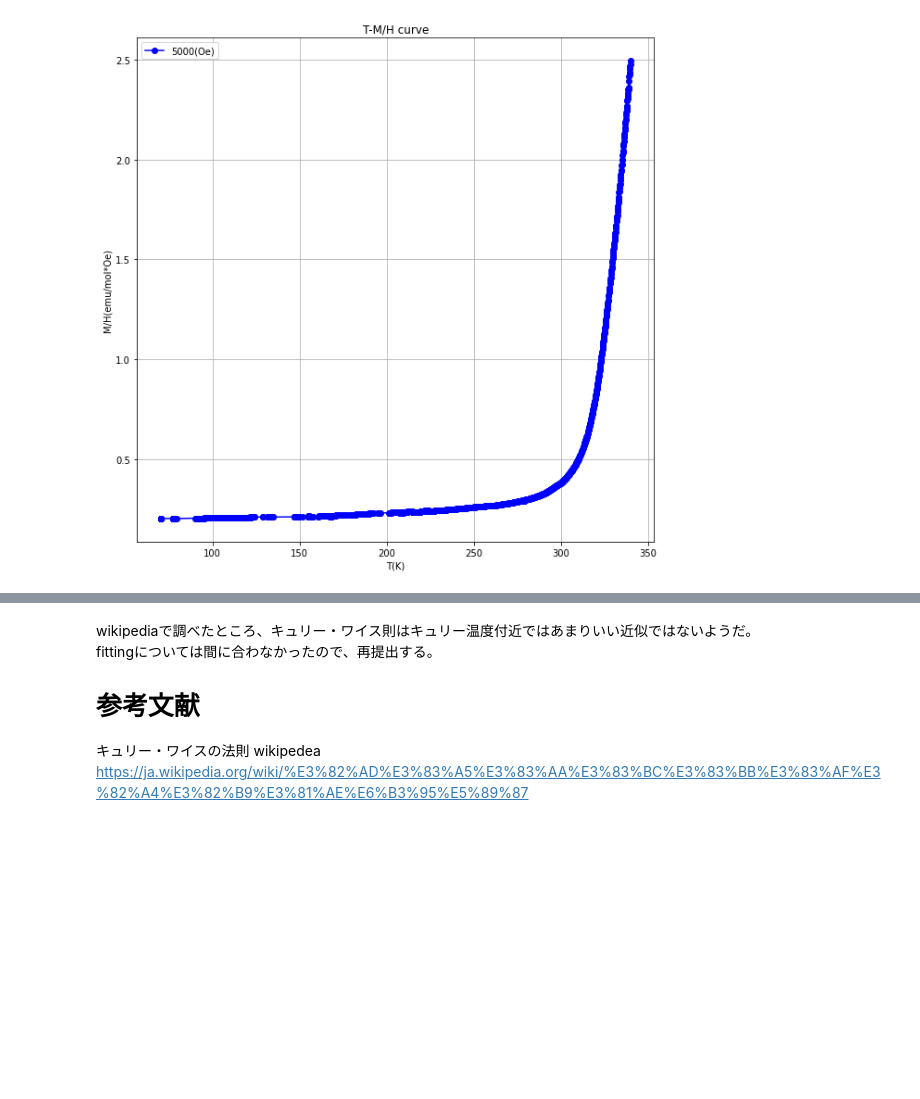
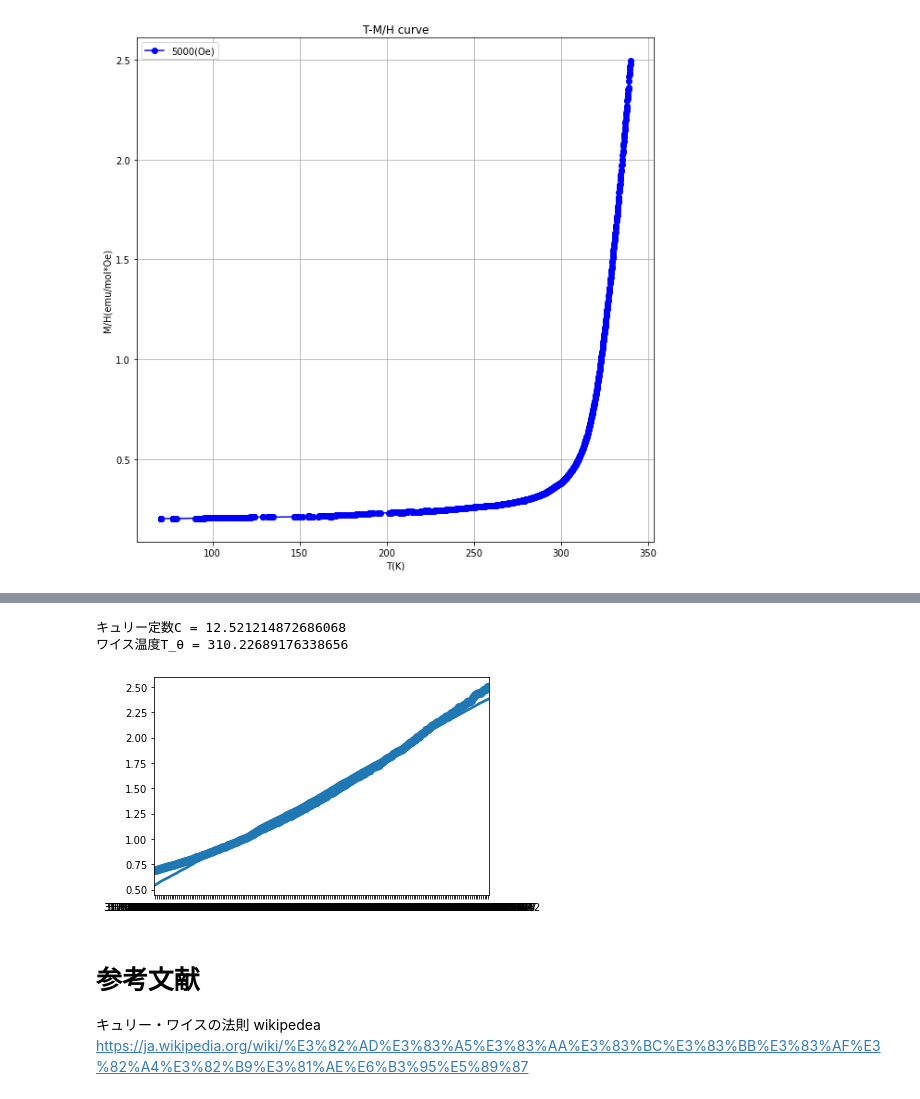
Before and after one commit to flat35hd99/report_magnetical_material, a Jupyter notebook: 20200508magnetical_3.ipynb, the cells around one changed output, grey strips where cells are left out. Saved outputs shown, nothing was run; the diff lists cells and outputs as text; code cells hidden in the pictures; blank space fills up the shorter version.

Commit message:
fittingを実装。

```diff
--- a/20200508magnetical_3.ipynb
+++ b/20200508magnetical_3.ipynb
@@ -160,7 +212,41 @@ ax3.legend(loc=2) # 凡例の表示
+# %%
+
+"""
+t: 温度
+c: キュリー定数
+"""
+def curie_weiss_low(t,curie_c,weiss_t):
+    return (t-weiss_t)/curie_c
+
+def fitting(data_T, data_molar_magnetization, data_H, curie_temperature):
+    index = np.where(data_T > curie_temperature)
+    target_T = data_T[index]
+    target_M = data_molar_magnetization[index]
+    target_H = data_H[index]
+
+    inverse_susceptibility = target_H / target_M # キュリー温度以上の逆帯磁率
+    # param[0] = キュリー定数C
+    # param[1] = ワイス温度T_θ
+    param, cov = curve_fit(curie_weiss_low, target_T, inverse_susceptibility)
+
+    fit_chi = []
+    for t in target_T:
+        fit_chi.append( (t-param[1])/param[0] )
+
+    # fitting の結果をグラフに示している。
+    # データはプロットし、フィッティングした結果はなめらかな曲線で表している。
+    sns.pointplot(x=target_T, y=inverse_susceptibility, join=False)
+    sns.pointplot(x=target_T, y=np.array(fit_chi), markers="")
+
+    print('キュリー定数C =', param[0])
+    print('ワイス温度T_θ =', param[1])
+
+fitting(data_5000_Oe_T,molar_magnetization_5000_Oe, data_5000_Oe_H, 317)
+# %% [output]
+キュリー定数C = 12.521214872686068
+ワイス温度T_θ = 310.22689176338656
+[figure, added]
 # %% [markdown]
-wikipediaで調べたところ、キュリー・ワイス則はキュリー温度付近ではあまりいい近似ではないようだ。
-fittingについては間に合わなかったので、再提出する。
-
 # 参考文献
 キュリー・ワイスの法則 wikipedea
 https://ja.wikipedia.org/wiki/%E3%82%AD%E3%83%A5%E3%83%AA%E3%83%BC%E3%83%BB%E3%83%AF%E3%82%A4%E3%82%B9%E3%81%AE%E6%B3%95%E5%89%87
```
Also changed, not shown: parts of 8 cells of this notebook.
